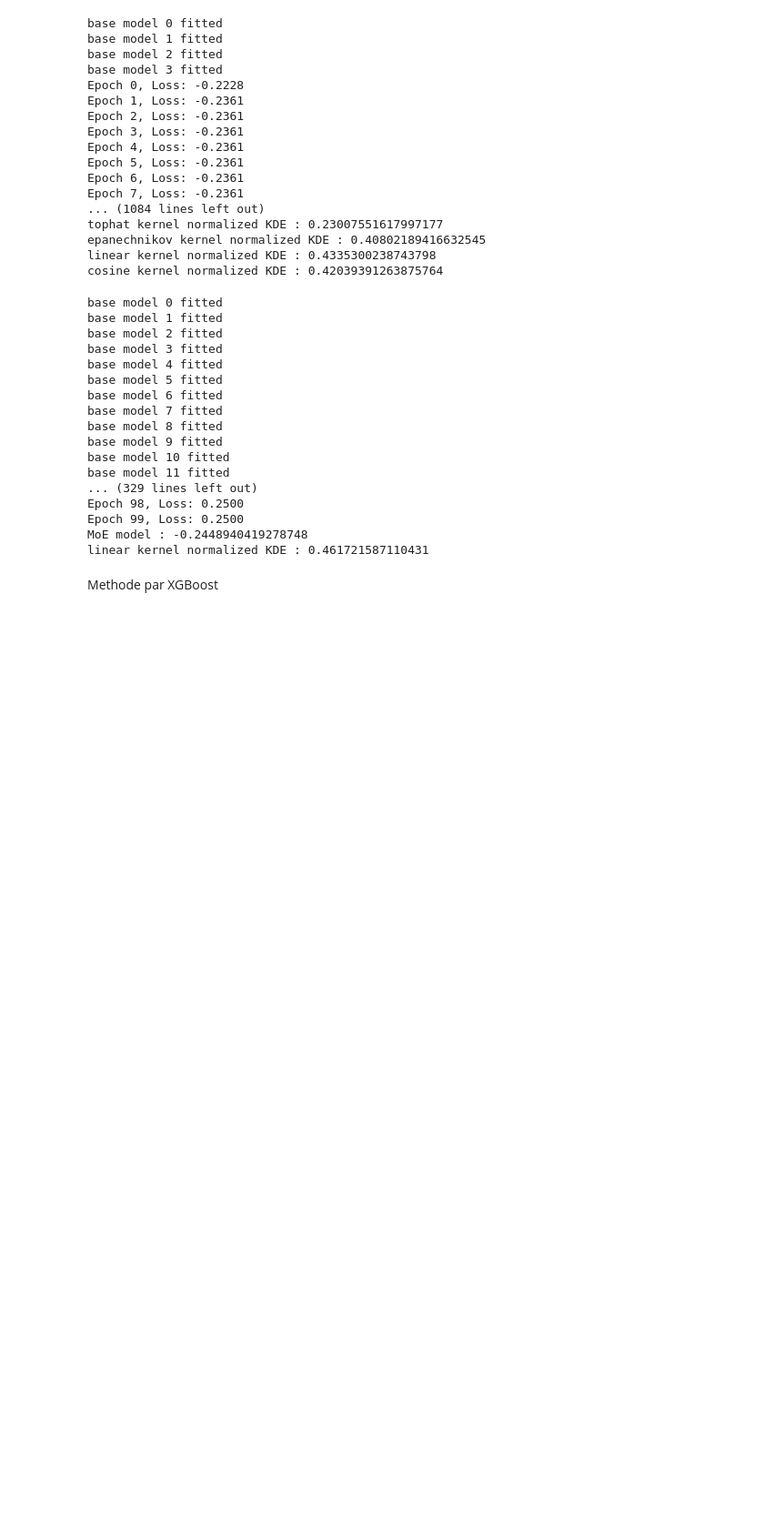
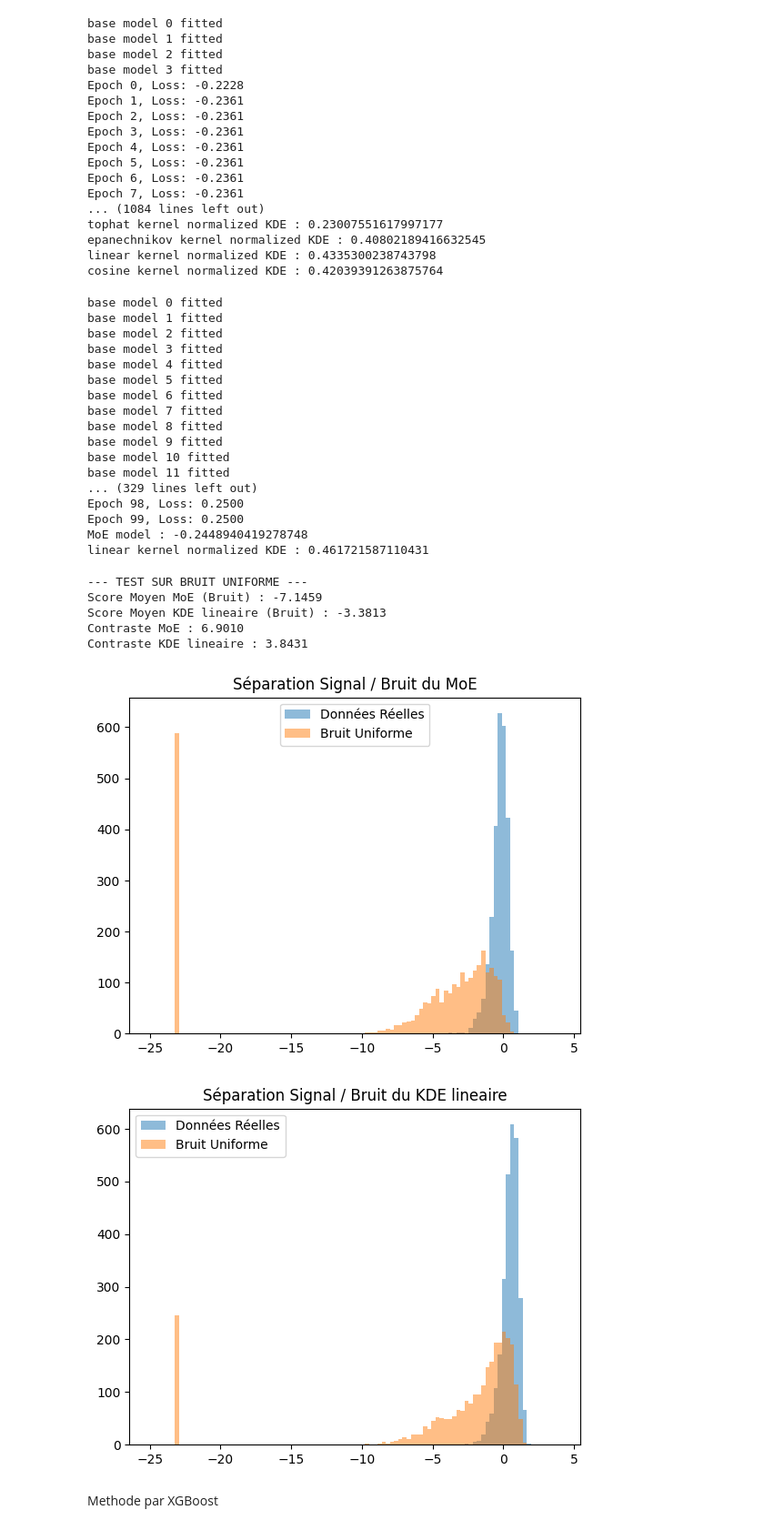
Before and after one commit to lejejefr/ECM_2526_FinalProject, a Jupyter notebook: Scripts/ML.ipynb, the cells around one changed output. Shown at 91% size. Cells and saved outputs as stored; diff of their text form; code cells hidden in the pictures; blank space fills up the shorter version.

```diff
--- a/Scripts/ML.ipynb
+++ b/Scripts/ML.ipynb
@@ -235,8 +235,9 @@ class BoostedNormalizedKDE(torch.nn.Module):
         """Phase 1: On ajuste les KDE séparément (Sklearn)"""
         count = 0
         for model in self.base_models:
+            _X_train, _X_test = train_test_split(X, train_size=0.5)
             print("base model " + str(count) + " fitted")
-            model.fit(X)
+            model.fit(_X_train)
             count += 1
 
     def train_gating(self, X_train, epochs=100, lr=0.01):
@@ -382,33 +383,44 @@ def test_on_noise(model, control):
     moe_scores = np.clip(model.score_samples(X_test), -23, None)
     moe_scores_noise = np.clip(model.score_samples(noise_df), -23, None)
 
     control_scores = np.clip(control.score_samples(X_test), -23, None)
     control_scores_noise = np.clip(control.score_samples(noise_df), -23, None)
 
     moe_score = moe_scores.mean()
     moe_noise_score = moe_scores_noise.mean()
+    control_score = control_scores.mean()
     control_noise_score = control_scores_noise.mean()
 
     print(f"--- TEST SUR BRUIT UNIFORME ---")
     print(f"Score Moyen MoE (Bruit) : {moe_noise_score:.4f}")
     print(f"Score Moyen KDE lineaire (Bruit) : {control_noise_score:.4f}")
 
+    print(f"Contraste MoE : {moe_score - moe_noise_score:.4f}")
+    print(f"Contraste KDE lineaire : {control_score - control_noise_score:.4f}")
     bins = np.linspace(-25, 4, 100)
 
     plt.hist(moe_scores, bins=bins, alpha=0.5, label='Données Réelles')
     plt.hist(moe_scores_noise, bins=bins, alpha=0.5, label='Bruit Uniforme')
     plt.legend()
     plt.title("Séparation Signal / Bruit du MoE")
     plt.show()
 
     plt.hist(control_scores, bins=bins, alpha=0.5, label='Données Réelles')
     plt.hist(control_scores_noise, bins=bins, alpha=0.5, label='Bruit Uniforme')
     plt.legend()
     plt.title("Séparation Signal / Bruit du KDE lineaire")
     plt.show()
 
 
 test_on_noise(mod, control_mod)
+# %% [output]
+--- TEST SUR BRUIT UNIFORME ---
+Score Moyen MoE (Bruit) : -7.1459
+Score Moyen KDE lineaire (Bruit) : -3.3813
+Contraste MoE : 6.9010
+Contraste KDE lineaire : 3.8431
+[figure, added]
+[figure, added]
 # %%
 import joblib
 
```
